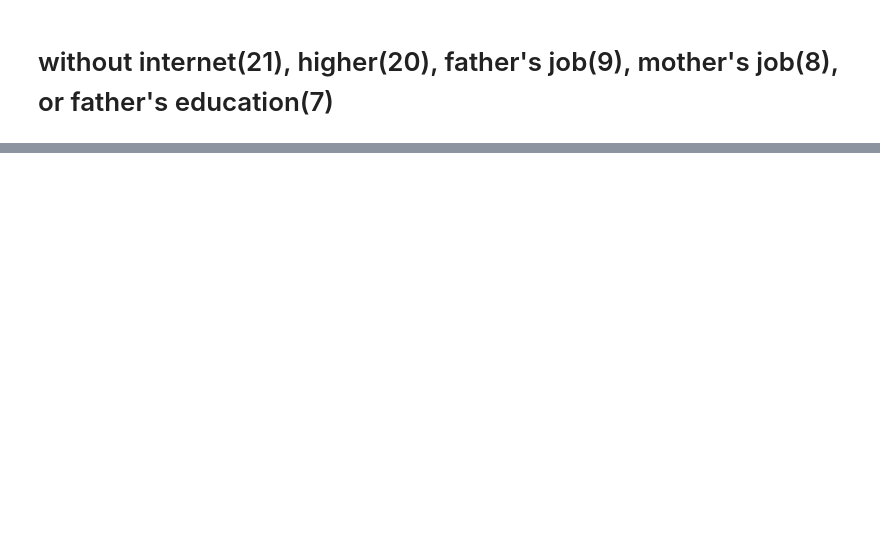
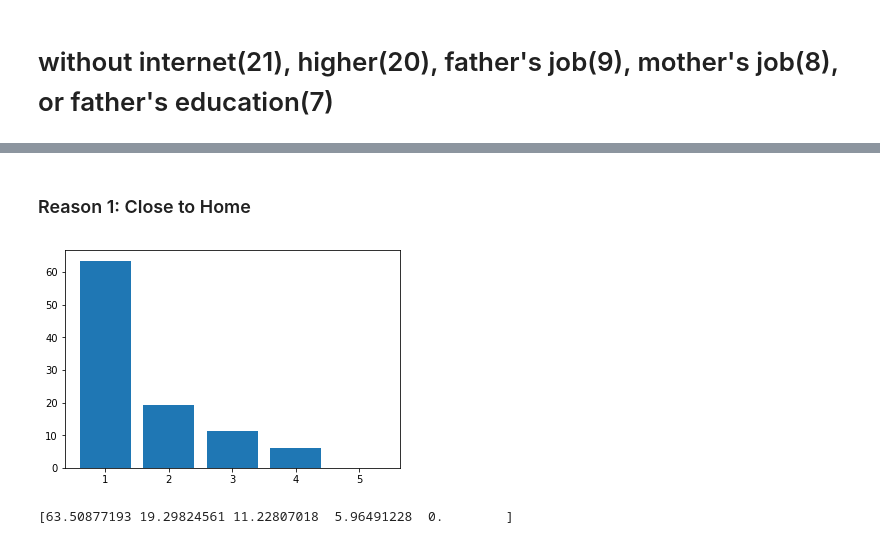
Before and after one commit to CSCI4850/S19-team3-project, a Jupyter notebook: LSTM1.ipynb, the cells around one changed output, grey strips where cells are left out. Cells and saved outputs as stored; diff of their text form; code cells hidden in the pictures; blank space fills up the shorter version.

```diff
--- a/LSTM1.ipynb
+++ b/LSTM1.ipynb
@@ -2393,0 +2266,29 @@ plt.show()
+# %%
+# each array holds the grades of students who chose to go to their school for that reason
+# close to home
+reason1 = []
+# school reputation
+reason2 = []
+# course prefrence
+reason3 = []
+# other
+reason4 = []
+unique_reasons = np.unique(student_data[:,10])
+for i in range(student_data.shape[0]):
+    reason = student_data[i][10]
+    # must compare to specific, mean-centered data
+    if(reason==unique_reasons[0]):
+        reason1.append(student_data[i][32])
+    elif(reason==unique_reasons[1]):
+        reason2.append(student_data[i][32])
+    elif(reason==unique_reasons[2]):
+        reason3.append(student_data[i][32])
+    else:
+        reason4.append(student_data[i][32])
+# %% [markdown]
+### Reason 1: Close to Home
+# %%
+analyze(reason1)
+# %% [output]
+[figure, added]
+[63.50877193 19.29824561 11.22807018  5.96491228  0.        ]
```
Also changed, not shown: parts of 131 cells of this notebook.
